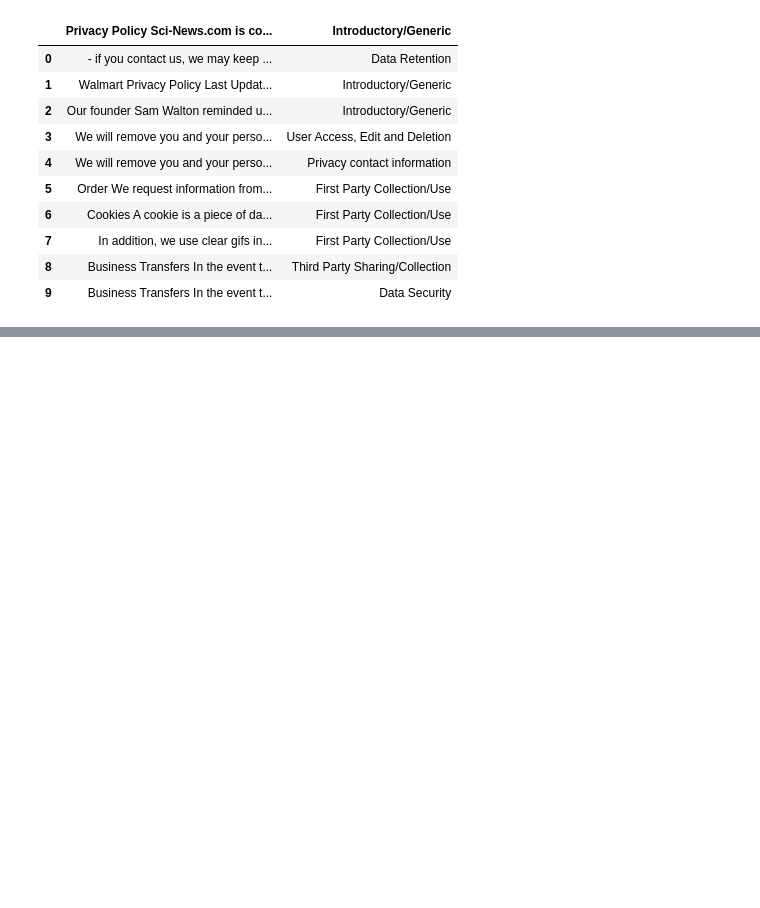
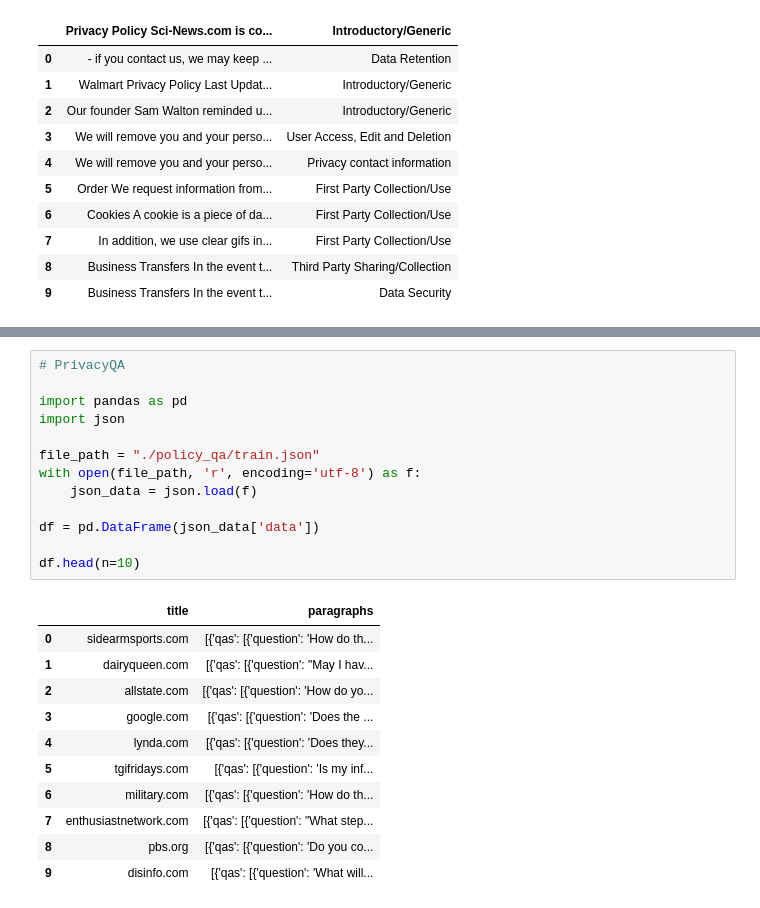
Before and after one commit to tatweer-research/privacy-mohnitor, a Jupyter notebook: instruction_finetuning/data/data_visualization.ipynb, the cells around one changed output, grey strips where cells are left out. Drawn from its saved outputs; the diff is of its cells as text; blank space fills up the shorter version.

Commit message:
+ updated jupyter notebook + Added tasks opp-115, privacy qa and privacyie-a

```diff
--- a/instruction_finetuning/data/data_visualization.ipynb
+++ b/instruction_finetuning/data/data_visualization.ipynb
@@ -78,0 +107,25 @@ df.head(n=10)
+# %%
+# PrivacyQA
+
+import pandas as pd
+import json
+
+file_path = "./policy_qa/train.json"
+with open(file_path, 'r', encoding='utf-8') as f:
+    json_data = json.load(f)
+
+df = pd.DataFrame(json_data['data'])
+
+df.head(n=10)
+# %% [output]
+|  | title | paragraphs |
+| 0 | sidearmsports.com | [{'qas': [{'question': 'How do th... |
+| 1 | dairyqueen.com | [{'qas': [{'question': "May I hav... |
+| 2 | allstate.com | [{'qas': [{'question': 'How do yo... |
+| 3 | google.com | [{'qas': [{'question': 'Does the ... |
+| 4 | lynda.com | [{'qas': [{'question': 'Does they... |
+| 5 | tgifridays.com | [{'qas': [{'question': 'Is my inf... |
+| 6 | military.com | [{'qas': [{'question': 'How do th... |
+| 7 | enthusiastnetwork.com | [{'qas': [{'question': "What step... |
+| 8 | pbs.org | [{'qas': [{'question': 'Do you co... |
+| 9 | disinfo.com | [{'qas': [{'question': 'What will... |
```
Also changed, not shown: parts of 1 cell of this notebook, 3 other files.
